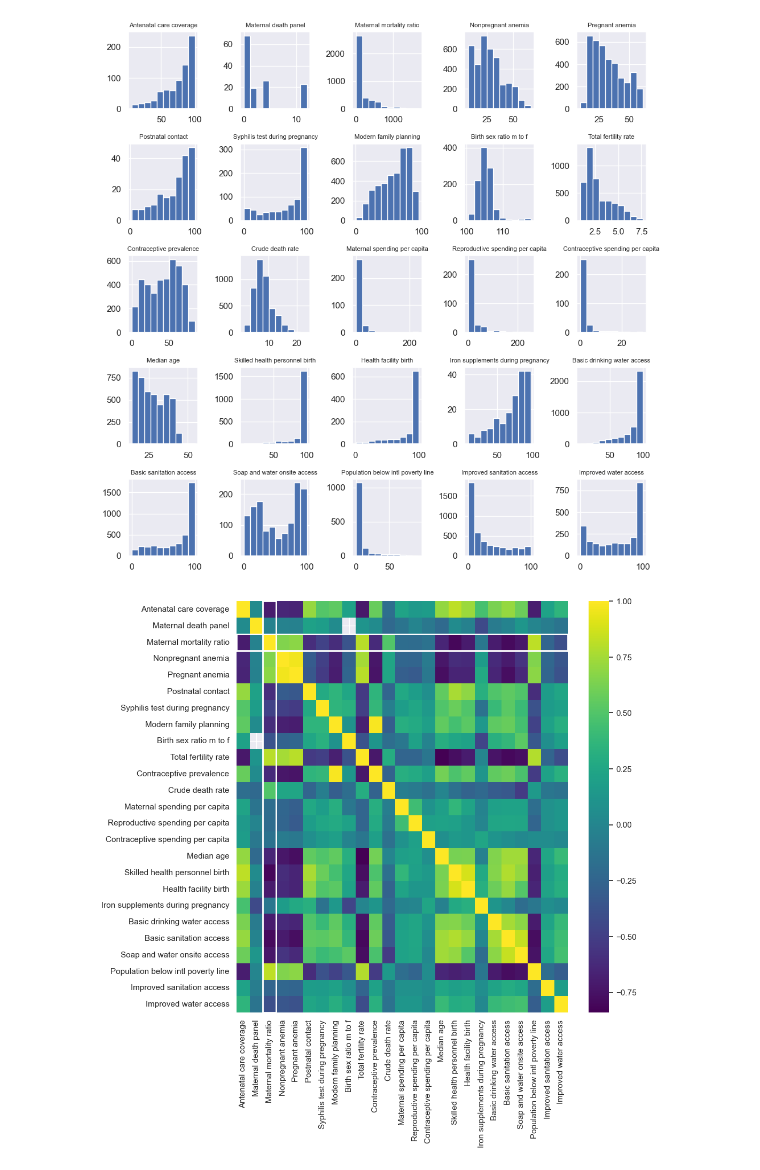
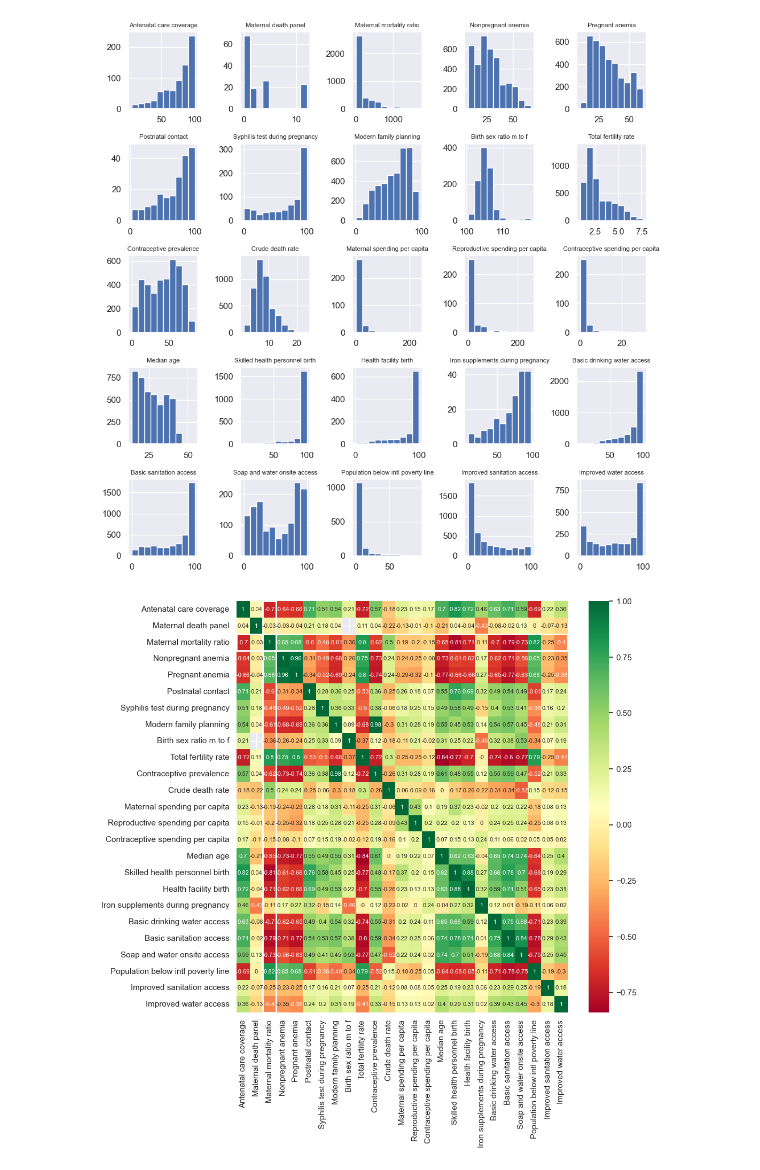
Before and after one commit to mangocrush/whomaternal, a Jupyter notebook: WHOproject.ipynb, the cells around one changed output. Cells and saved outputs as stored; diff of their text form; code cells hidden in the pictures.

```diff
--- a/WHOproject.ipynb
+++ b/WHOproject.ipynb
@@ -341,17 +351,16 @@ plt.show()
 # %%
 sns.set(rc={'figure.figsize':(10, 10)})
 matrix = dfcorr.corr().round(2)
-plt_1 = sns.heatmap(matrix, annot=False, cmap='viridis')
+plt_1 = sns.heatmap(matrix, annot=True, annot_kws={"size": 8}, cmap=plt.get_cmap('RdYlGn'))
 # plt_1 = plt.figure(figsize=(15, 15))
 plt.axvline(x=2, linewidth=2, color='w')
 plt.axvline(x=3, linewidth=2, color='w')
 plt.axhline(y=0, xmin=0.08, xmax=0.12, linewidth=2, color='w')
 plt.axhline(y=25, xmin=0.08, xmax=0.12, linewidth=2, color='w')
 plt.axhline(y=2, linewidth=2, color='w')
 plt.axhline(y=3, linewidth=2, color='w')
 plt.axvline(x=0, ymin=0.88, ymax=0.92, linewidth=2, color='w')
 plt.axvline(x=25, ymin=0.88, ymax=0.92, linewidth=2, color='w')
 plt.show()
-# there is a hole because birth sex ratio is only polled every 5 years on years divisible by 5 and maternal death panel was only taken in 2018.
 # %% [output]
-[figure, old version]
+[figure, new version]
```
Also changed, not shown: parts of 20 cells of this notebook.
